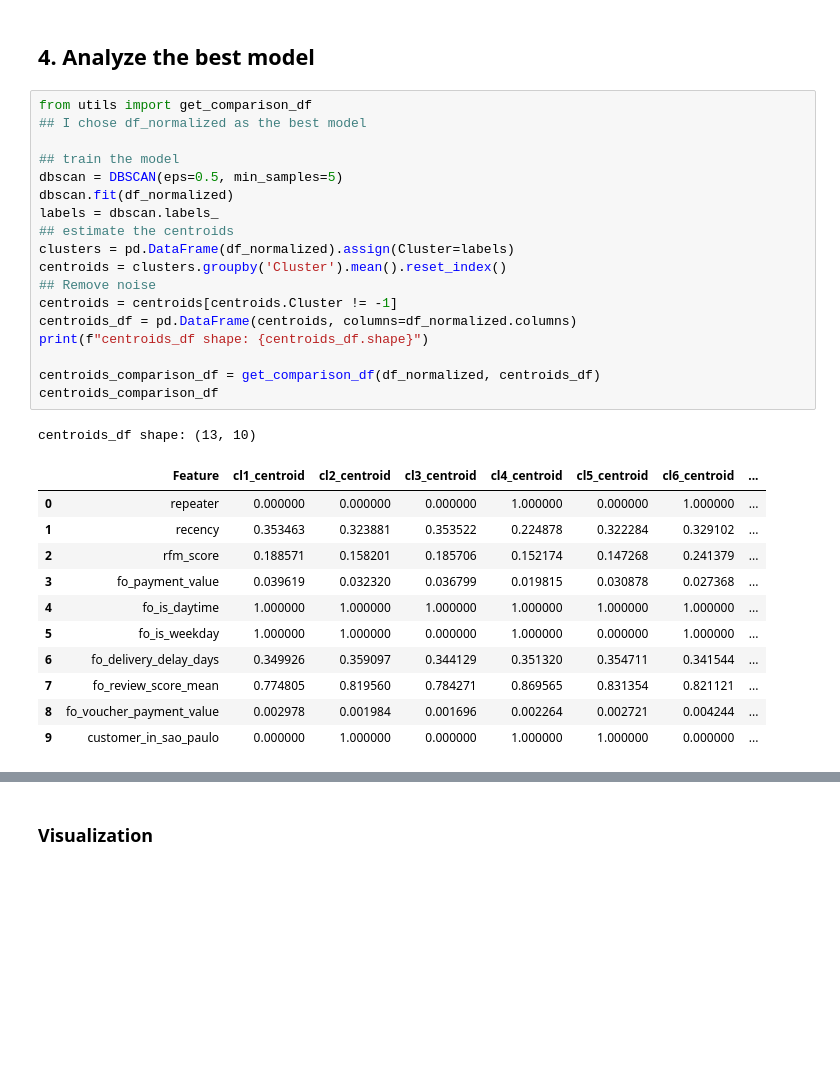
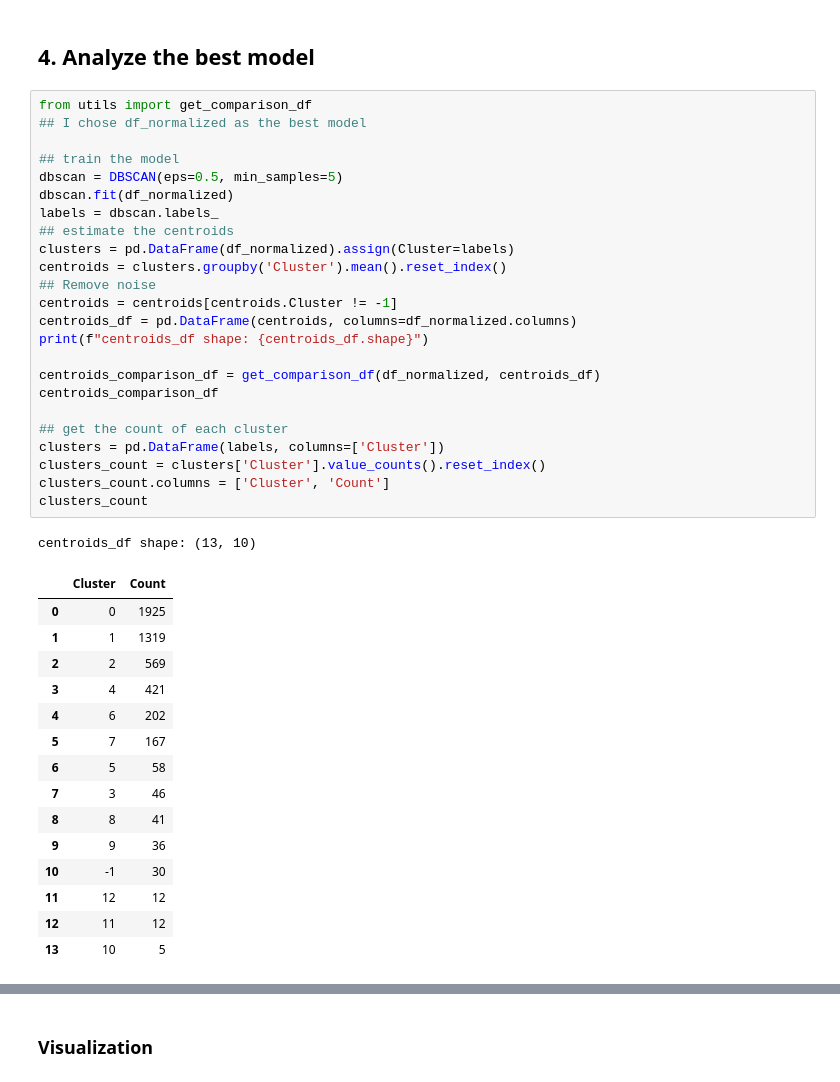
Before and after one commit to Yuki-bach/marketing, a Jupyter notebook: notebooks/methodology_dbscan.ipynb, the cells around one changed output, grey strips where cells are left out. Cells and saved outputs as stored; diff of their text form; blank space fills up the shorter version.

```diff
--- a/notebooks/methodology_dbscan.ipynb
+++ b/notebooks/methodology_dbscan.ipynb
@@ -159,34 +159,44 @@ When data is normalized rather than standardized, performance in clustering task
 # %%
 from utils import get_comparison_df
 ## I chose df_normalized as the best model
 
 ## train the model
 dbscan = DBSCAN(eps=0.5, min_samples=5)
 dbscan.fit(df_normalized)
 labels = dbscan.labels_
 ## estimate the centroids
 clusters = pd.DataFrame(df_normalized).assign(Cluster=labels)
 centroids = clusters.groupby('Cluster').mean().reset_index()
 ## Remove noise
 centroids = centroids[centroids.Cluster != -1]
 centroids_df = pd.DataFrame(centroids, columns=df_normalized.columns)
 print(f"centroids_df shape: {centroids_df.shape}")
 
 centroids_comparison_df = get_comparison_df(df_normalized, centroids_df)
 centroids_comparison_df
+
+## get the count of each cluster
+clusters = pd.DataFrame(labels, columns=['Cluster'])
+clusters_count = clusters['Cluster'].value_counts().reset_index()
+clusters_count.columns = ['Cluster', 'Count']
+clusters_count
 # %% [output]
 centroids_df shape: (13, 10)
-|  | Feature | cl1_centroid | cl2_centroid | cl3_centroid | cl4_centroid | cl5_centroid | cl6_centroid | ... |
-| 0 | repeater | 0.000000 | 0.000000 | 0.000000 | 1.000000 | 0.000000 | 1.000000 | ... |
-| 1 | recency | 0.353463 | 0.323881 | 0.353522 | 0.224878 | 0.322284 | 0.329102 | ... |
-| 2 | rfm_score | 0.188571 | 0.158201 | 0.185706 | 0.152174 | 0.147268 | 0.241379 | ... |
-| 3 | fo_payment_value | 0.039619 | 0.032320 | 0.036799 | 0.019815 | 0.030878 | 0.027368 | ... |
-| 4 | fo_is_daytime | 1.000000 | 1.000000 | 1.000000 | 1.000000 | 1.000000 | 1.000000 | ... |
-| 5 | fo_is_weekday | 1.000000 | 1.000000 | 0.000000 | 1.000000 | 0.000000 | 1.000000 | ... |
-| 6 | fo_delivery_delay_days | 0.349926 | 0.359097 | 0.344129 | 0.351320 | 0.354711 | 0.341544 | ... |
-| 7 | fo_review_score_mean | 0.774805 | 0.819560 | 0.784271 | 0.869565 | 0.831354 | 0.821121 | ... |
-| 8 | fo_voucher_payment_value | 0.002978 | 0.001984 | 0.001696 | 0.002264 | 0.002721 | 0.004244 | ... |
-| 9 | customer_in_sao_paulo | 0.000000 | 1.000000 | 0.000000 | 1.000000 | 1.000000 | 0.000000 | ... |
+|  | Cluster | Count |
+| 0 | 0 | 1925 |
+| 1 | 1 | 1319 |
+| 2 | 2 | 569 |
+| 3 | 4 | 421 |
+| 4 | 6 | 202 |
+| 5 | 7 | 167 |
+| 6 | 5 | 58 |
+| 7 | 3 | 46 |
+| 8 | 8 | 41 |
+| 9 | 9 | 36 |
+| 10 | -1 | 30 |
+| 11 | 12 | 12 |
+| 12 | 11 | 12 |
+| 13 | 10 | 5 |
 # %%
 ## Analyze the noise
 noise_points = clusters[clusters.Cluster == -1]
```
Also changed, not shown: parts of 1 cell of this notebook, 2 other files.
